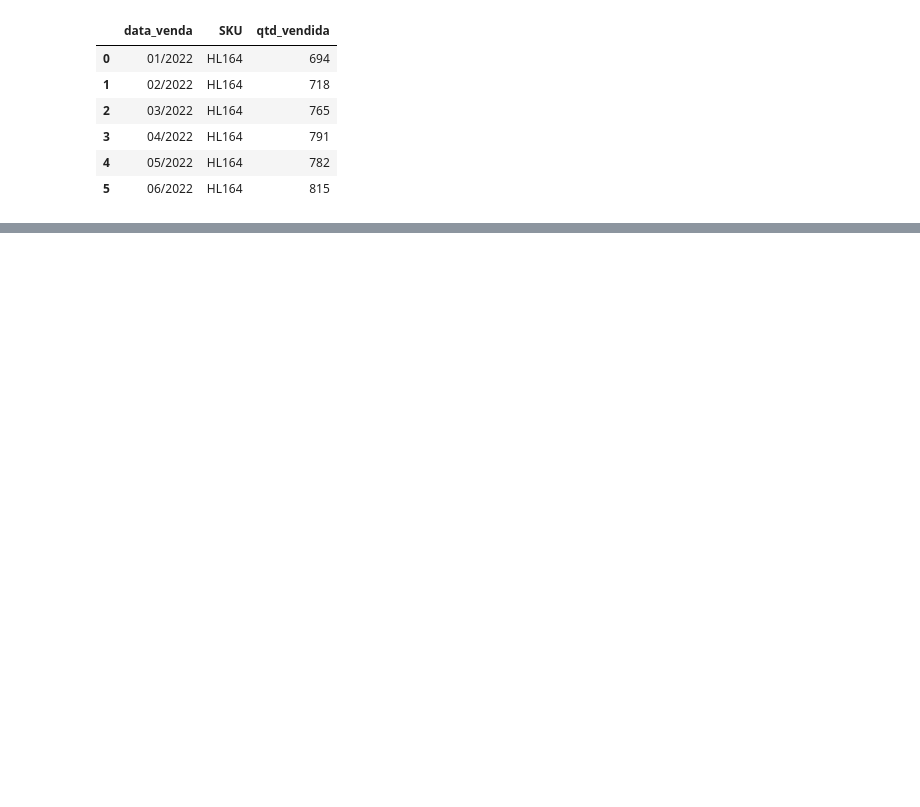
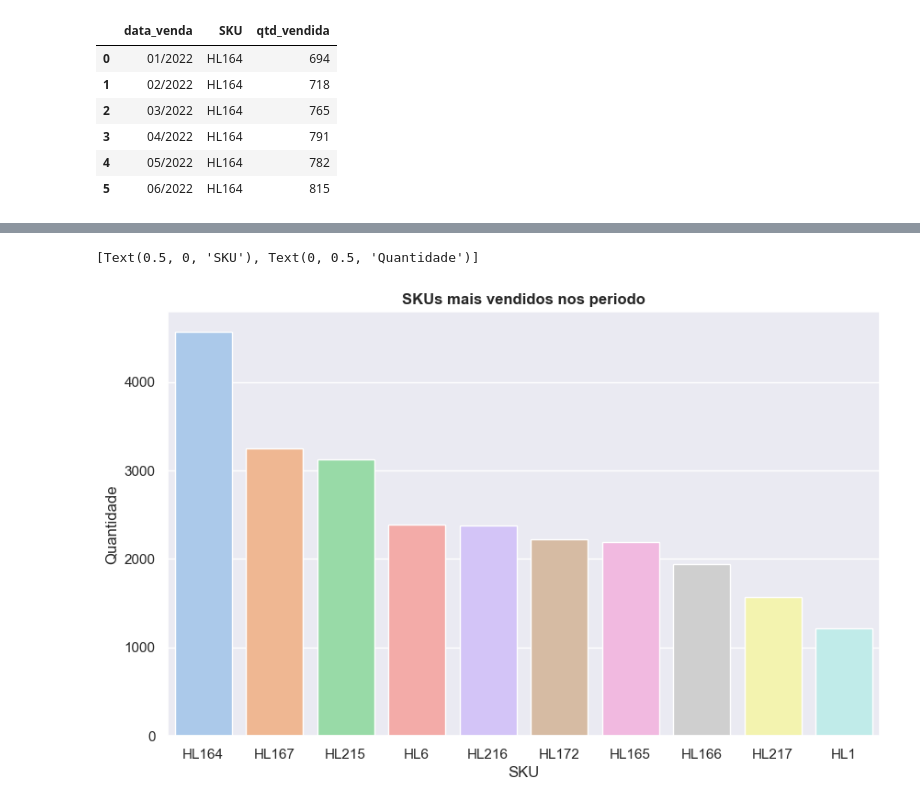
Before and after one commit to jhonatanpaz95/Desafios-de-codigo, a Jupyter notebook: desafio de codigo 1.ipynb, the cells around one changed output, grey strips where cells are left out. Saved outputs shown, nothing was run; the diff lists cells and outputs as text; code cells hidden in the pictures; blank space fills up the shorter version.

```diff
--- a/desafio de codigo 1.ipynb
+++ b/desafio de codigo 1.ipynb
@@ -133,0 +162,11 @@ sku_junho_df
+# %%
+# grafico de barras
+
+plt.figure(figsize=(10, 6))
+sns.set_theme(style="darkgrid")
+grafico = sns.barplot(data=sku_df, x='SKU', y='qtd_vendida', order=sku_df['SKU'], palette='pastel')
+grafico.set_title('SKUs mais vendidos no periodo', fontsize= 12, fontweight='bold' )
+grafico.set(xlabel= 'SKU', ylabel='Quantidade')
+# %% [output]
+[Text(0.5, 0, 'SKU'), Text(0, 0.5, 'Quantidade')]
+[figure, added]
```
Also changed, not shown: parts of 8 cells of this notebook.
